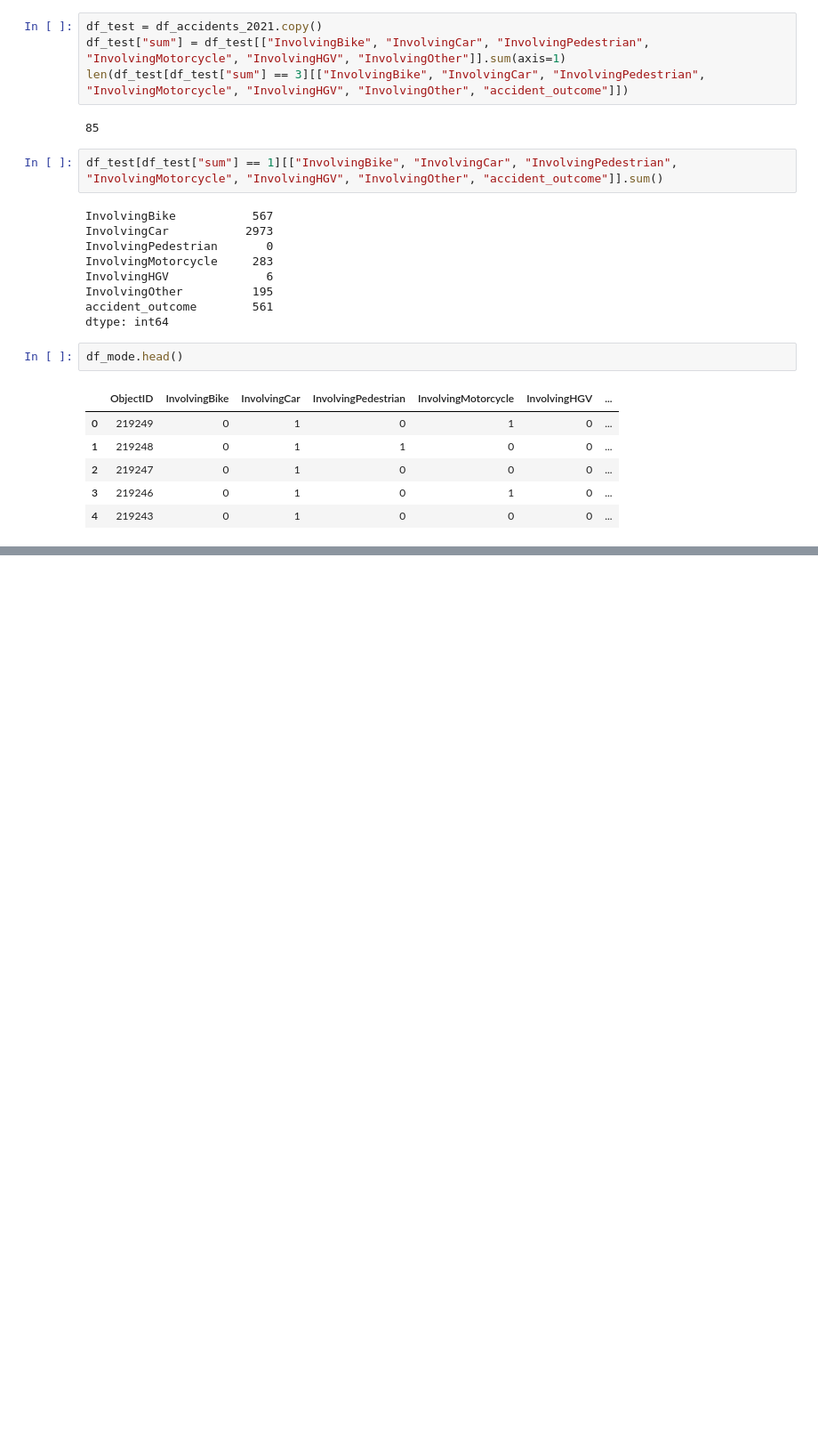
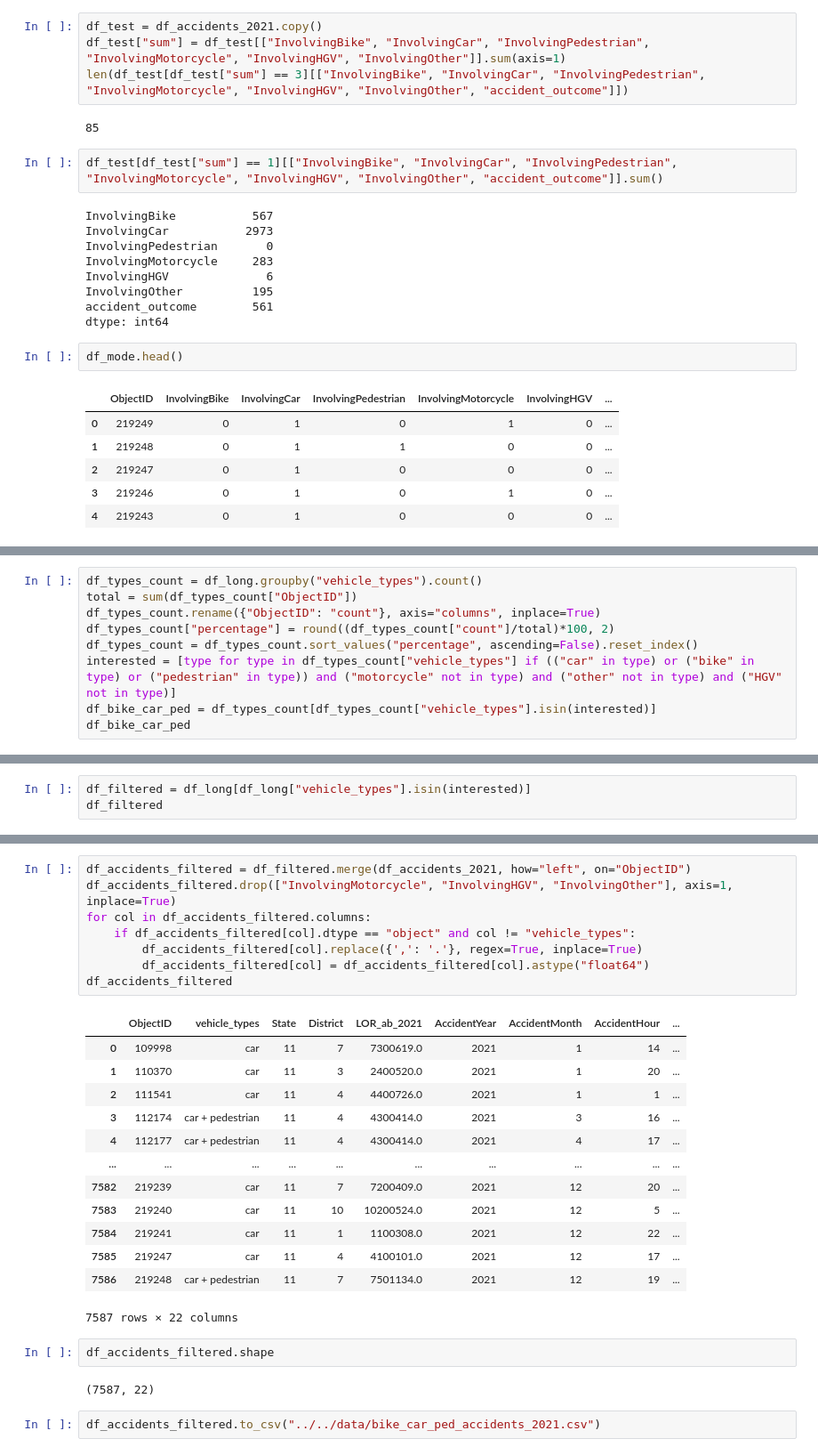
Before and after one commit to tz1211/LSE_DataBeavers, a Jupyter notebook: notebooks/eda/eda.ipynb, the cells around one changed output, grey strips where cells are left out. Shown: that part at 89% size. Saved outputs shown, nothing was run; the diff lists cells and outputs as text; blank space fills up the shorter version.

```diff
--- a/notebooks/eda/eda.ipynb
+++ b/notebooks/eda/eda.ipynb
@@ -399,0 +405,9 @@ df_long.head(10)
+# %%
+df_types_count = df_long.groupby("vehicle_types").count()
+total = sum(df_types_count["ObjectID"])
+df_types_count.rename({"ObjectID": "count"}, axis="columns", inplace=True)
+df_types_count["percentage"] = round((df_types_count["count"]/total)*100, 2)
+df_types_count = df_types_count.sort_values("percentage", ascending=False).reset_index()
+interested = [type for type in df_types_count["vehicle_types"] if (("car" in type) or ("bike" in type) or ("pedestrian" in type)) and ("motorcycle" not in type) and ("other" not in type) and ("HGV" not in type)]
+df_bike_car_ped = df_types_count[df_types_count["vehicle_types"].isin(interested)]
+df_bike_car_ped
@@ -399,0 +426,3 @@ df_long.head(10)
+# %%
+df_filtered = df_long[df_long["vehicle_types"].isin(interested)]
+df_filtered
@@ -399,0 +443,28 @@ df_long.head(10)
+# %%
+df_accidents_filtered = df_filtered.merge(df_accidents_2021, how="left", on="ObjectID")
+df_accidents_filtered.drop(["InvolvingMotorcycle", "InvolvingHGV", "InvolvingOther"], axis=1, inplace=True)
+for col in df_accidents_filtered.columns:
+    if df_accidents_filtered[col].dtype == "object" and col != "vehicle_types":
+        df_accidents_filtered[col].replace({',': '.'}, regex=True, inplace=True)
+        df_accidents_filtered[col] = df_accidents_filtered[col].astype("float64")
+df_accidents_filtered
+# %% [output]
+|  | ObjectID | vehicle_types | State | District | LOR_ab_2021 | AccidentYear | AccidentMonth | AccidentHour | ... |
+| 0 | 109998 | car | 11 | 7 | 7300619.0 | 2021 | 1 | 14 | ... |
+| 1 | 110370 | car | 11 | 3 | 2400520.0 | 2021 | 1 | 20 | ... |
+| 2 | 111541 | car | 11 | 4 | 4400726.0 | 2021 | 1 | 1 | ... |
+| 3 | 112174 | car + pedestrian | 11 | 4 | 4300414.0 | 2021 | 3 | 16 | ... |
+| 4 | 112177 | car + pedestrian | 11 | 4 | 4300414.0 | 2021 | 4 | 17 | ... |
+| ... | ... | ... | ... | ... | ... | ... | ... | ... | ... |
+| 7582 | 219239 | car | 11 | 7 | 7200409.0 | 2021 | 12 | 20 | ... |
+| 7583 | 219240 | car | 11 | 10 | 10200524.0 | 2021 | 12 | 5 | ... |
+| 7584 | 219241 | car | 11 | 1 | 1100308.0 | 2021 | 12 | 22 | ... |
+| 7585 | 219247 | car | 11 | 4 | 4100101.0 | 2021 | 12 | 17 | ... |
+| 7586 | 219248 | car + pedestrian | 11 | 7 | 7501134.0 | 2021 | 12 | 19 | ... |
+7587 rows × 22 columns
+# %%
+df_accidents_filtered.shape
+# %% [output]
+(7587, 22)
+# %%
+df_accidents_filtered.to_csv("../../data/bike_car_ped_accidents_2021.csv")
```
Also changed, not shown: parts of 4 cells of this notebook, 1 other file.
